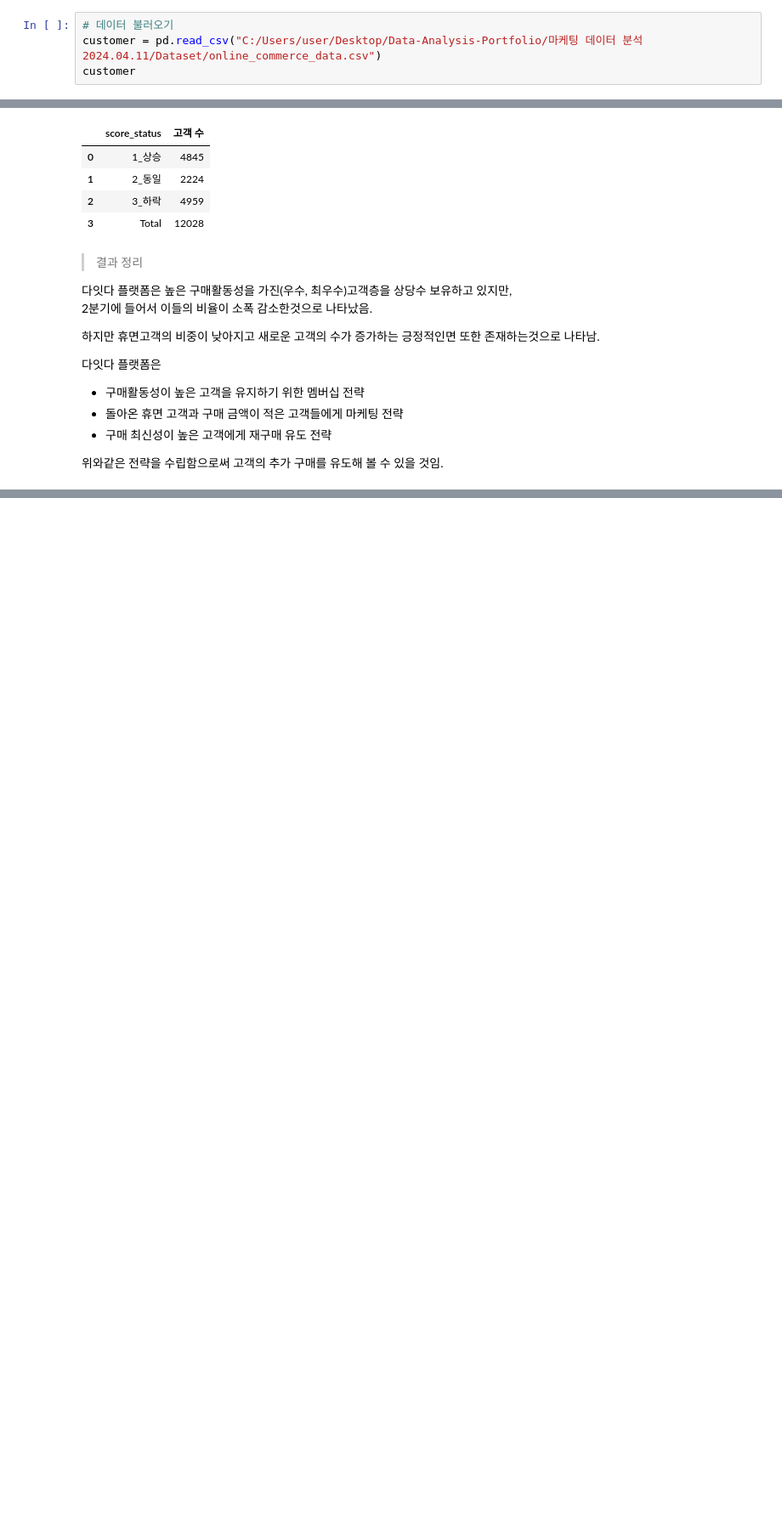
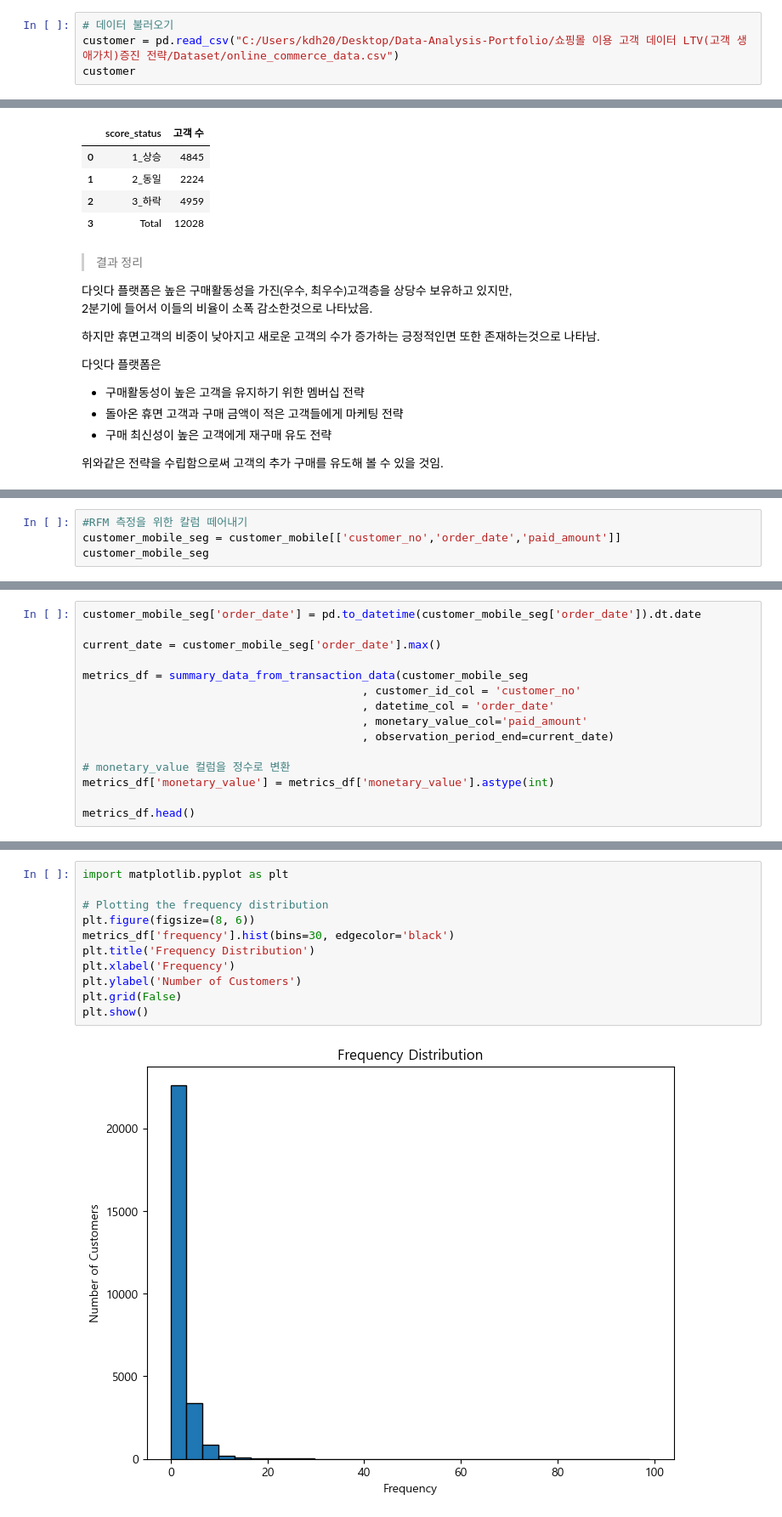
Before and after one commit to 99echoo/Data-Analysis-Portfolio, a Jupyter notebook: 쇼핑몰 이용 고객 데이터 LTV(고객 생애가치)증진 전략/쇼핑몰 플랫폼 분석 - RFM.ipynb, the cells around one changed output, grey strips where cells are left out. Shown at 85% size. Cells and saved outputs as stored; diff of their text form; blank space fills up the shorter version.

```diff
--- a/쇼핑몰 이용 고객 데이터 LTV(고객 생애가치)증진 전략/쇼핑몰 플랫폼 분석 - RFM.ipynb
+++ b/쇼핑몰 이용 고객 데이터 LTV(고객 생애가치)증진 전략/쇼핑몰 플랫폼 분석 - RFM.ipynb
@@ -44,7 +44,7 @@ elif platform.system() == 'Windows': #윈도우
 ---
 # %%
 # 데이터 불러오기
-customer = pd.read_csv("C:/Users/user/Desktop/Data-Analysis-Portfolio/마케팅 데이터 분석 2024.04.11/Dataset/online_commerce_data.csv")
+customer = pd.read_csv("C:/Users/kdh20/Desktop/Data-Analysis-Portfolio/쇼핑몰 이용 고객 데이터 LTV(고객 생애가치)증진 전략/Dataset/online_commerce_data.csv")
 customer
 # %% [output]
 |  | customer_no | age | gender | order_no | order_date | channel | item_category | item_code | item_name | ... |
@@ -1400,0 +1205,4 @@ KeyboardInterrupt:
+# %%
+#RFM 측정을 위한 칼럼 떼어내기
+customer_mobile_seg = customer_mobile[['customer_no','order_date','paid_amount']]
+customer_mobile_seg
@@ -1400,0 +1240,15 @@ KeyboardInterrupt:
+# %%
+customer_mobile_seg['order_date'] = pd.to_datetime(customer_mobile_seg['order_date']).dt.date
+
+current_date = customer_mobile_seg['order_date'].max()
+
+metrics_df = summary_data_from_transaction_data(customer_mobile_seg
+                                          , customer_id_col = 'customer_no'
+                                          , datetime_col = 'order_date'
+                                          , monetary_value_col='paid_amount'
+                                          , observation_period_end=current_date)
+
+# monetary_value 컬럼을 정수로 변환
+metrics_df['monetary_value'] = metrics_df['monetary_value'].astype(int)
+
+metrics_df.head()
@@ -1400,0 +1263,13 @@ KeyboardInterrupt:
+# %%
+import matplotlib.pyplot as plt
+
+# Plotting the frequency distribution
+plt.figure(figsize=(8, 6))
+metrics_df['frequency'].hist(bins=30, edgecolor='black')
+plt.title('Frequency Distribution')
+plt.xlabel('Frequency')
+plt.ylabel('Number of Customers')
+plt.grid(False)
+plt.show()
+# %% [output]
+[figure, added]
```
Also changed, not shown: parts of 52 cells of this notebook.
